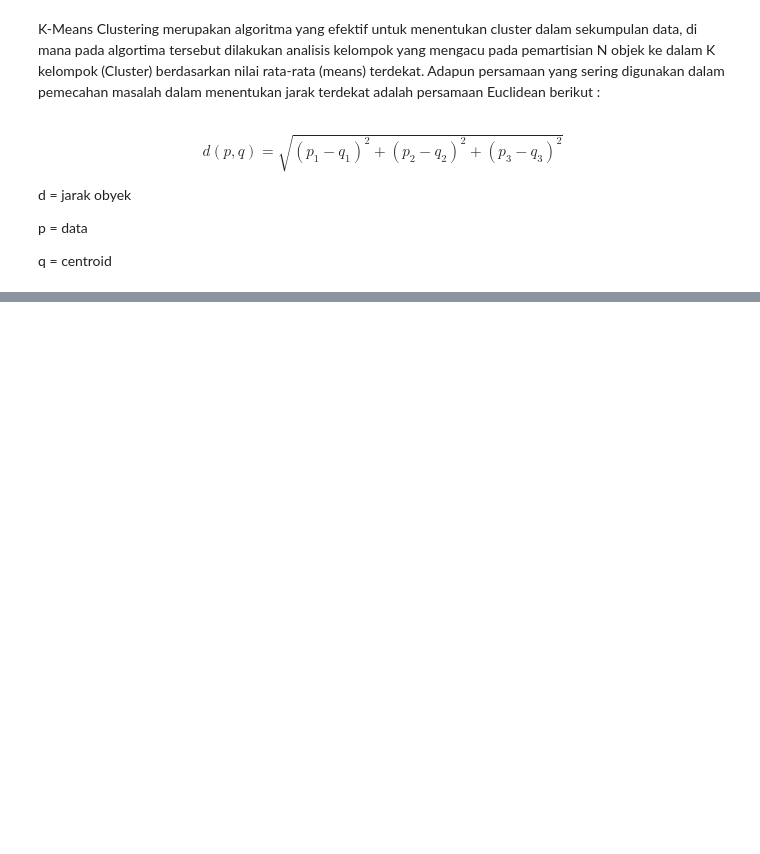
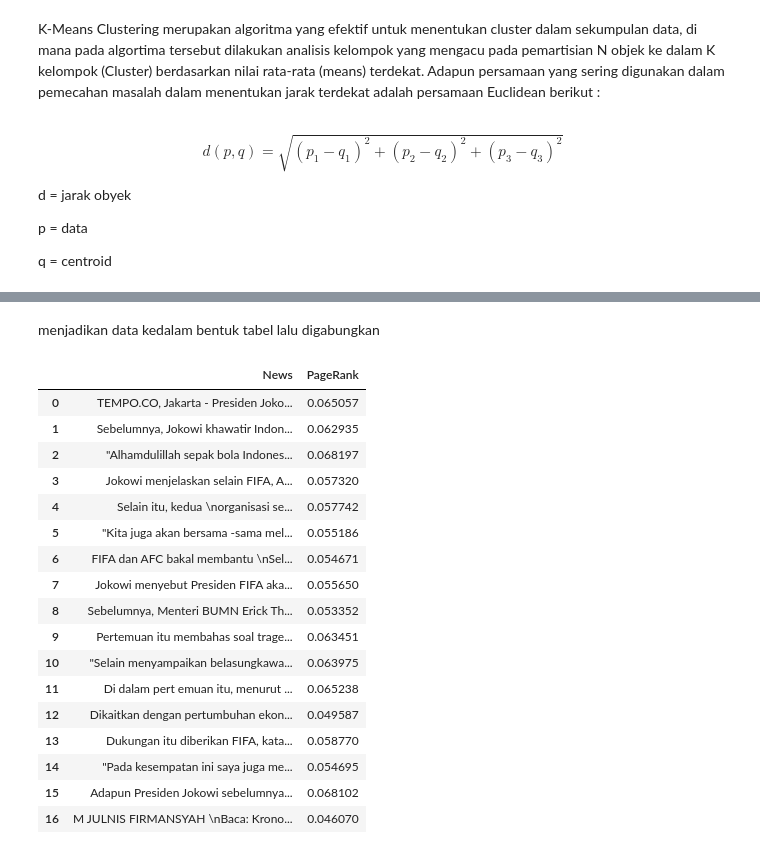
Before and after one commit to Fahmiady11/webmining, a Jupyter notebook: _build/jupyter_execute/contents/CrawlingVSM.ipynb, the cells around one changed output, grey strips where cells are left out. Saved outputs shown, nothing was run; the diff lists cells and outputs as text; code cells hidden in the pictures; blank space fills up the shorter version.

```diff
--- a/_build/jupyter_execute/contents/CrawlingVSM.ipynb
+++ b/_build/jupyter_execute/contents/CrawlingVSM.ipynb
@@ -606,0 +889,2 @@ plt.scatter(centroids[:,0] , centroids[:,1] , s = 50, color = 'red')
+# %%
+ranks=nx.pagerank(nx_graph,)
@@ -606,0 +893,30 @@ plt.scatter(centroids[:,0] , centroids[:,1] , s = 50, color = 'red')
+# %%
+arrRank=[]
+for i in ranks:
+    arrRank.append(ranks[i])
+# %% [markdown]
+menjadikan data kedalam bentuk tabel lalu digabungkan
+# %%
+dfRanks = pd.DataFrame(arrRank,columns=['PageRank'])
+dfSentence = pd.DataFrame(sentences_list,columns=['News'])
+dfJoin = pd.concat([dfSentence,dfRanks], axis=1)
+dfJoin
+# %% [output]
+|  | News | PageRank |
+| 0 | TEMPO.CO, Jakarta - Presiden Joko... | 0.065057 |
+| 1 | Sebelumnya, Jokowi khawatir Indon... | 0.062935 |
+| 2 | "Alhamdulillah sepak bola Indones... | 0.068197 |
+| 3 | Jokowi menjelaskan selain FIFA, A... | 0.057320 |
+| 4 | Selain itu, kedua \norganisasi se... | 0.057742 |
+| 5 | "Kita juga akan bersama -sama mel... | 0.055186 |
+| 6 | FIFA dan AFC bakal membantu \nSel... | 0.054671 |
+| 7 | Jokowi menyebut Presiden FIFA aka... | 0.055650 |
+| 8 | Sebelumnya, Menteri BUMN Erick Th... | 0.053352 |
+| 9 | Pertemuan itu membahas soal trage... | 0.063451 |
+| 10 | "Selain menyampaikan belasungkawa... | 0.063975 |
+| 11 | Di dalam pert emuan itu, menurut ... | 0.065238 |
+| 12 | Dikaitkan dengan pertumbuhan ekon... | 0.049587 |
+| 13 | Dukungan itu diberikan FIFA, kata... | 0.058770 |
+| 14 | "Pada kesempatan ini saya juga me... | 0.054695 |
+| 15 | Adapun Presiden Jokowi sebelumnya... | 0.068102 |
+| 16 | M JULNIS FIRMANSYAH \nBaca: Krono... | 0.046070 |
```
Also changed, not shown: parts of 85 cells of this notebook, 27 other files.
